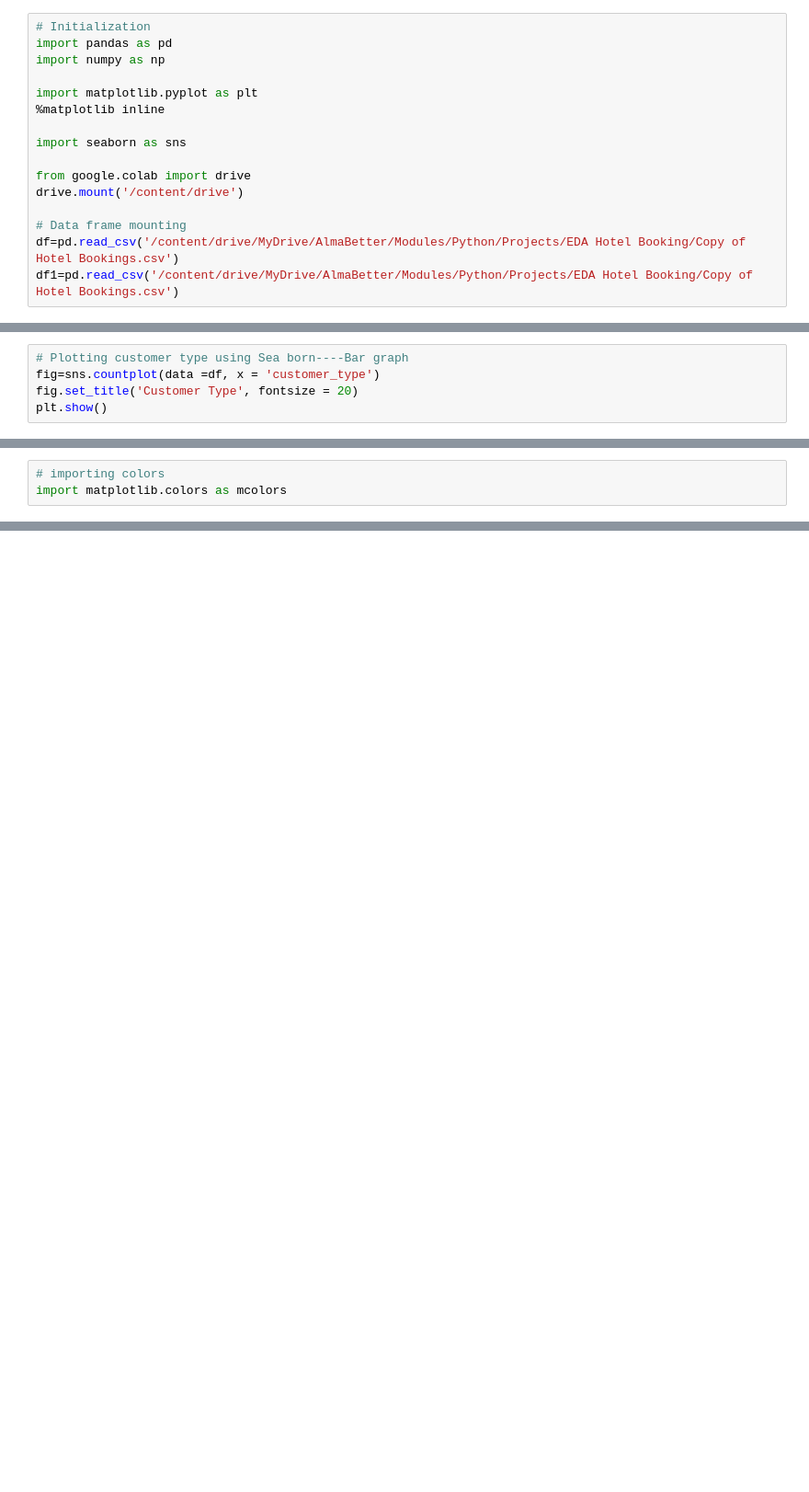
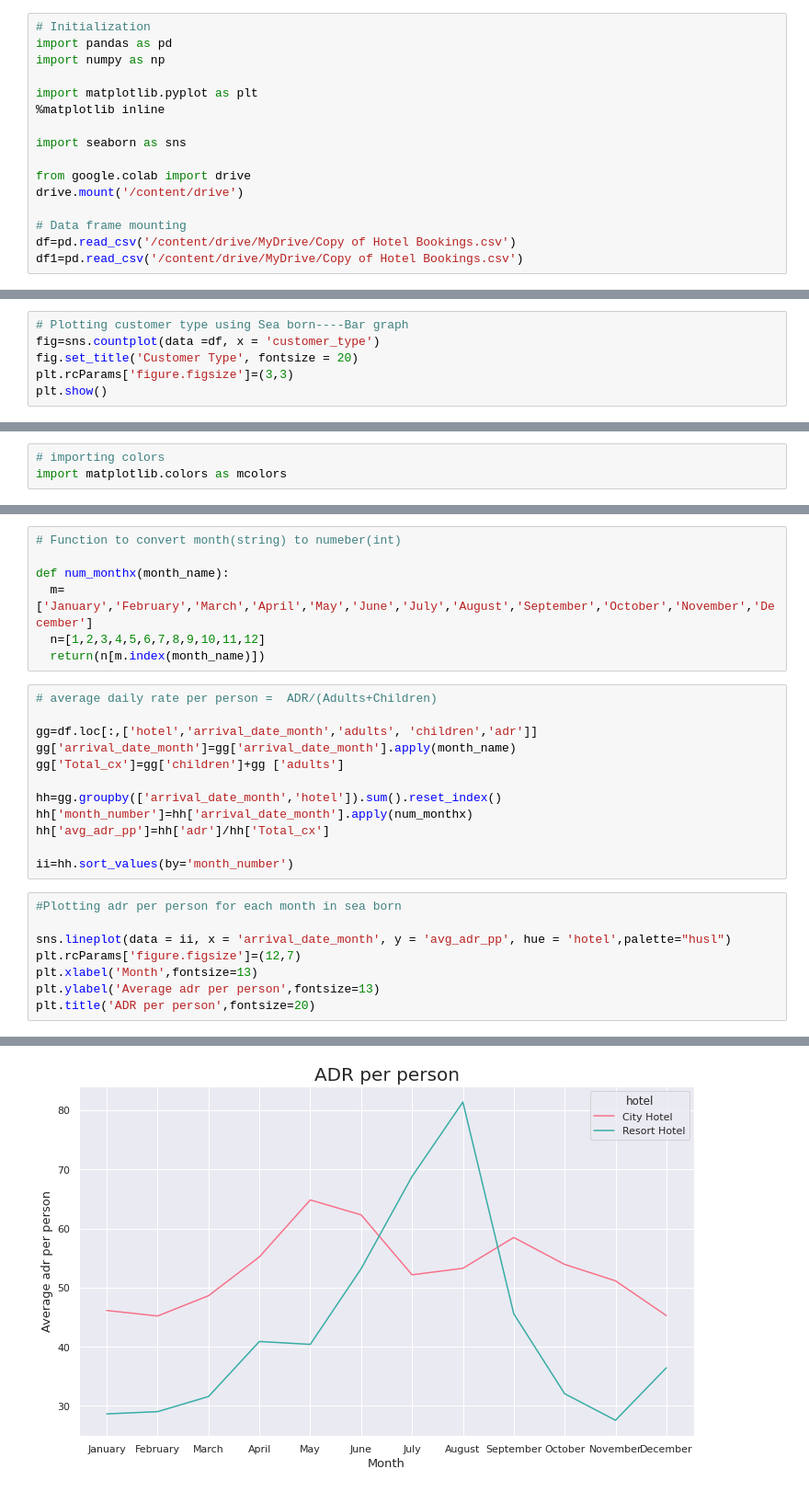
Before and after one commit to Sriharish19/EDA-Hotel-Booking-Capstone-Project-1, a Jupyter notebook: Copy_of_SH_Hotel_Booking_Capstone_Project.ipynb, the cells around one changed output, grey strips where cells are left out. Shown at 92% size. Cells and saved outputs as stored; diff of their text form; blank space fills up the shorter version.

```diff
--- a/Copy_of_SH_Hotel_Booking_Capstone_Project.ipynb
+++ b/Copy_of_SH_Hotel_Booking_Capstone_Project.ipynb
@@ -14,8 +14,8 @@ from google.colab import drive
 drive.mount('/content/drive')
 
 # Data frame mounting
-df=pd.read_csv('/content/drive/MyDrive/AlmaBetter/Modules/Python/Projects/EDA Hotel Booking/Copy of Hotel Bookings.csv')
-df1=pd.read_csv('/content/drive/MyDrive/AlmaBetter/Modules/Python/Projects/EDA Hotel Booking/Copy of Hotel Bookings.csv')
+df=pd.read_csv('/content/drive/MyDrive/Copy of Hotel Bookings.csv')
+df1=pd.read_csv('/content/drive/MyDrive/Copy of Hotel Bookings.csv')
 # %% [output]
 Mounted at /content/drive
 # %%
@@ -201,6 +173,7 @@ order=['Online TA','Direct', 'Corporate', 'Offline TA/TO',
 # Plotting customer type using Sea born----Bar graph
 fig=sns.countplot(data =df, x = 'customer_type')
 fig.set_title('Customer Type', fontsize = 20)
+plt.rcParams['figure.figsize']=(3,3)
 plt.show()
 # %% [output]
 [figure]
@@ -256,0 +229,28 @@ Text(0.5, 1.0, 'Revenue per month')
+# %%
+# Function to convert month(string) to numeber(int)
+
+def num_monthx(month_name):
+  m=['January','February','March','April','May','June','July','August','September','October','November','December']
+  n=[1,2,3,4,5,6,7,8,9,10,11,12]
+  return(n[m.index(month_name)])
+# %%
+# average daily rate per person =  ADR/(Adults+Children)
+
+gg=df.loc[:,['hotel','arrival_date_month','adults', 'children','adr']]
+gg['arrival_date_month']=gg['arrival_date_month'].apply(month_name)
+gg['Total_cx']=gg['children']+gg ['adults']
+
+hh=gg.groupby(['arrival_date_month','hotel']).sum().reset_index()
+hh['month_number']=hh['arrival_date_month'].apply(num_monthx)
+hh['avg_adr_pp']=hh['adr']/hh['Total_cx']
+
+ii=hh.sort_values(by='month_number')
+# %%
+#Plotting adr per person for each month in sea born
+
+sns.lineplot(data = ii, x = 'arrival_date_month', y = 'avg_adr_pp', hue = 'hotel',palette="husl")
+plt.rcParams['figure.figsize']=(12,7)
+plt.xlabel('Month',fontsize=13)
+plt.ylabel('Average adr per person',fontsize=13)
+plt.title('ADR per person',fontsize=20)
+# %% [output]
@@ -256,0 +258 @@ Text(0.5, 1.0, 'Revenue per month')
+[figure, added]
```
Also changed, not shown: parts of 11 cells of this notebook.
